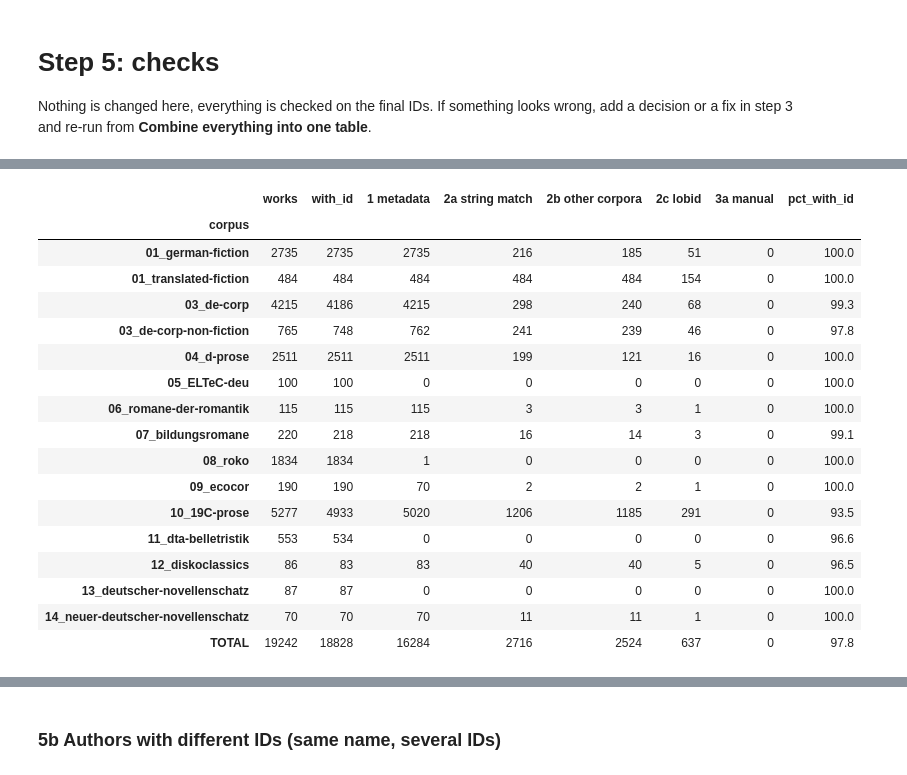
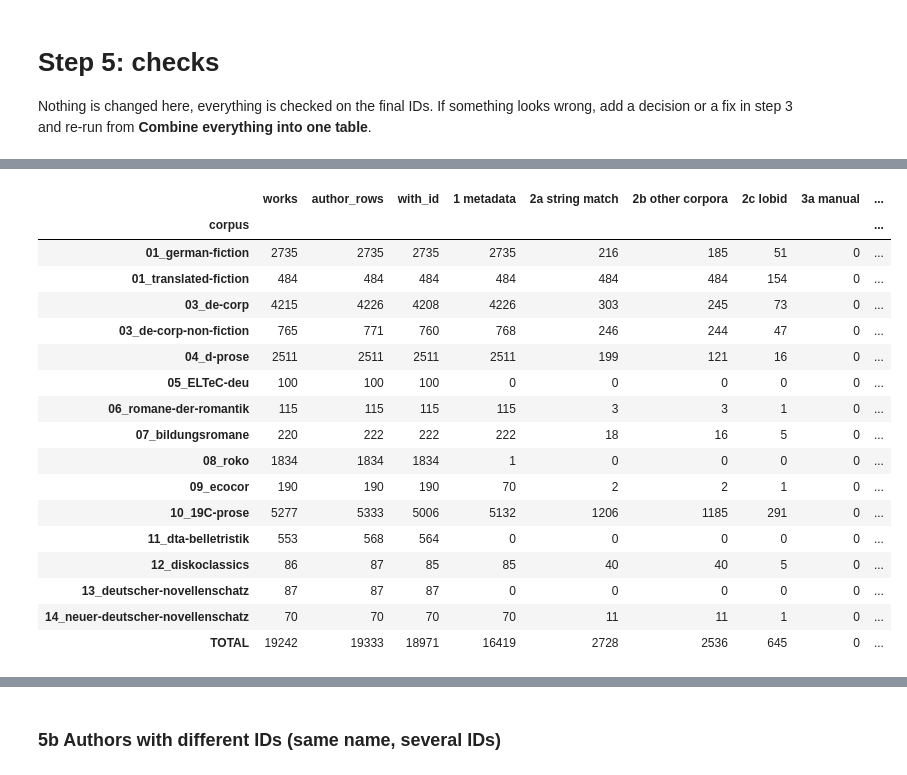
Before and after one commit to MertenKroencke/corpora_and_canonicity, a Jupyter notebook: code/gnd_pipeline.ipynb, the cells around one changed output, grey strips where cells are left out. Drawn from its saved outputs; the diff is of its cells as text; code cells hidden in the pictures.

```diff
--- a/code/gnd_pipeline.ipynb
+++ b/code/gnd_pipeline.ipynb
@@ -617,0 +724,13 @@ after 1 metadata: 13.9% of 19242 works have an ID, 16284 works still open
+# %%
+# works with several authors: check the split
+split_rows = all_works[all_works["n_authors"] > 1]
+print(split_rows["work_id"].nunique(), "works were split into authors")
+display(split_rows[["corpus", "title", "author_pos", "author_role", "author_first", "author_last", "gndIdentifier", "gnd_match_status"]])
+
+# still ONE row although the metadata names several authors -> split them by hand in AUTHOR_SPLITS above
+# (placeholders like 'Autoren, Verschiedene' and anonymous works are meant to stay as they are)
+unsplit = all_works[all_works["gnd_match_status"].eq("multiple_authors") & all_works["n_authors"].eq(1)
+                    & all_works["author_key"].ne("autoren, verschiedene")]
+print(len(unsplit), "works with several authors are still one row; copy-paste template for AUTHOR_SPLITS:\n")
+for t in unsplit.drop_duplicates(["corpus", "author_last"]).itertuples():
+    print(f'    "{t.author_last}": [("Last", "First", "author"), ("Last", "First", "author")],   # {t.corpus}: {t.title}')
@@ -1451,7 +1606,7 @@ ID_FIXES = [
 ]
 
 ROW_FIXES = [
-    # (corpus, filename, column, new value, reason)
+    # (corpus, filename, column, new value, reason[, author_pos])   author_pos: only for works with several authors
     ("07_bildungsromane", "hoffmann_murr_t1.txt", "gndIdentifier", "118552465",
      "E.T.A. Hoffmann instead of Ernst Lothar Hoffmann (1898-1985)"),
     ("07_bildungsromane", "hoffmann_murr_t2.txt", "gndIdentifier", "118552465",
@@ -1486,9 +1641,11 @@ for old, new_id, why in ID_FIXES:
     log_rows.append({"type": "ID_FIX", "old": old, "new": new_id, "works": int(m.sum()),
                      "corpora": ", ".join(sorted(all_works.loc[m, "corpus"].unique())), "reason": why})
 
-for corpus, fn, col, val, why in ROW_FIXES:
+for corpus, fn, col, val, why, *pos in ROW_FIXES:
     m = all_works["corpus"].eq(corpus) & all_works["filename"].eq(fn)
-    assert m.sum() == 1, f"not found (or not unique): {corpus} / {fn}"
+    if pos:
+        m &= all_works["author_pos"].eq(pos[0])
+    assert m.sum() == 1, f"not found (or not unique): {corpus} / {fn} (work with several authors? add the author position as 6th element)"
     old = all_works.loc[m, col].iloc[0]
     all_works.loc[m, col] = val
     note(m, why)
@@ -1572,5 +1730,19 @@ for corpus, (raw, col) in ORIG_CANON.items():
         lambda v: np.nan if pd.isna(v) or str(v).strip() == "" else str(v).strip())
 print("original canonicity values:")
 print(all_works.groupby("corpus", sort=False)["canonicity_orig"].value_counts(dropna=False).loc[lambda s: s.index.get_level_values(0).isin(ORIG_CANON)])
+
+# representative author of each work = the author with the highest canonicity score
+# (ties / no score at all: the first author that has an ID, then the first author)
+pick = pd.DataFrame({"work_id": all_works["work_id"],
+                     "score": pd.to_numeric(all_works["canonicity_score"], errors="coerce").fillna(-np.inf),
+                     "has_id": all_works["gndIdentifier"].notna(),
+                     "pos": all_works["author_pos"]})
+chosen = pick.sort_values(["work_id", "score", "has_id", "pos"], ascending=[True, False, False, True]).drop_duplicates("work_id")
+all_works["is_primary"] = all_works.index.isin(chosen.index)
+assert all_works["is_primary"].sum() == all_works["work_id"].nunique()
+n_multi = all_works.loc[all_works["n_authors"] > 1, "work_id"].nunique()
+print(f"{n_multi} works with several authors; the representative author is the one with the highest canonicity score")
+# sanity check of the direction: a negative value means 'high score = low rank number = more canonical'
+print("Spearman(score, rank) in the canon list:", round(canon_list[["canonicity_score", "canonicity_rank"]].corr(method="spearman").iloc[0, 1], 2))
 # %% [output]
 works with an ID but without GND_name: 0
@@ -1595,30 +1769,32 @@ step 3 and re-run from **Combine everything into one table**.
 # %%
-# columns "after ...": works without ID that are still open (multi-author / anonymous / manual NoID not counted)
+# columns "after ...": author rows without ID that are still open (multi-author placeholders / anonymous / manual NoID not counted)
+by_corpus = all_works.groupby("corpus", sort=False)
 progress = pd.DataFrame(history)
-progress.insert(0, "works", all_works.groupby("corpus", sort=False).size())
-progress.insert(1, "with_id", all_works.groupby("corpus", sort=False)["gndIdentifier"].count())
+progress.insert(0, "works", by_corpus["work_id"].nunique())
+progress.insert(1, "author_rows", by_corpus.size())
+progress.insert(2, "with_id", by_corpus["gndIdentifier"].count())
 progress.loc["TOTAL"] = progress.sum()
-progress["pct_with_id"] = (progress["with_id"] / progress["works"] * 100).round(1)
+progress["pct_with_id"] = (progress["with_id"] / progress["author_rows"] * 100).round(1)
 progress.astype({c: int for c in progress.columns if c != "pct_with_id"})
 # %% [output]
-|  | works | with_id | 1 metadata | 2a string match | 2b other corpora | 2c lobid | 3a manual | pct_with_id |
-| corpus |  |  |  |  |  |  |  |  |
-| 01_german-fiction | 2735 | 2735 | 2735 | 216 | 185 | 51 | 0 | 100.0 |
-| 01_translated-fiction | 484 | 484 | 484 | 484 | 484 | 154 | 0 | 100.0 |
-| 03_de-corp | 4215 | 4186 | 4215 | 298 | 240 | 68 | 0 | 99.3 |
-| 03_de-corp-non-fiction | 765 | 748 | 762 | 241 | 239 | 46 | 0 | 97.8 |
-| 04_d-prose | 2511 | 2511 | 2511 | 199 | 121 | 16 | 0 | 100.0 |
-| 05_ELTeC-deu | 100 | 100 | 0 | 0 | 0 | 0 | 0 | 100.0 |
-| 06_romane-der-romantik | 115 | 115 | 115 | 3 | 3 | 1 | 0 | 100.0 |
-| 07_bildungsromane | 220 | 218 | 218 | 16 | 14 | 3 | 0 | 99.1 |
-| 08_roko | 1834 | 1834 | 1 | 0 | 0 | 0 | 0 | 100.0 |
-| 09_ecocor | 190 | 190 | 70 | 2 | 2 | 1 | 0 | 100.0 |
-| 10_19C-prose | 5277 | 4933 | 5020 | 1206 | 1185 | 291 | 0 | 93.5 |
-| 11_dta-belletristik | 553 | 534 | 0 | 0 | 0 | 0 | 0 | 96.6 |
-| 12_diskoclassics | 86 | 83 | 83 | 40 | 40 | 5 | 0 | 96.5 |
-| 13_deutscher-novellenschatz | 87 | 87 | 0 | 0 | 0 | 0 | 0 | 100.0 |
-| 14_neuer-deutscher-novellenschatz | 70 | 70 | 70 | 11 | 11 | 1 | 0 | 100.0 |
-| TOTAL | 19242 | 18828 | 16284 | 2716 | 2524 | 637 | 0 | 97.8 |
+|  | works | author_rows | with_id | 1 metadata | 2a string match | 2b other corpora | 2c lobid | 3a manual | ... |
+| corpus |  |  |  |  |  |  |  |  | ... |
+| 01_german-fiction | 2735 | 2735 | 2735 | 2735 | 216 | 185 | 51 | 0 | ... |
+| 01_translated-fiction | 484 | 484 | 484 | 484 | 484 | 484 | 154 | 0 | ... |
+| 03_de-corp | 4215 | 4226 | 4208 | 4226 | 303 | 245 | 73 | 0 | ... |
+| 03_de-corp-non-fiction | 765 | 771 | 760 | 768 | 246 | 244 | 47 | 0 | ... |
+| 04_d-prose | 2511 | 2511 | 2511 | 2511 | 199 | 121 | 16 | 0 | ... |
+| 05_ELTeC-deu | 100 | 100 | 100 | 0 | 0 | 0 | 0 | 0 | ... |
+| 06_romane-der-romantik | 115 | 115 | 115 | 115 | 3 | 3 | 1 | 0 | ... |
+| 07_bildungsromane | 220 | 222 | 222 | 222 | 18 | 16 | 5 | 0 | ... |
+| 08_roko | 1834 | 1834 | 1834 | 1 | 0 | 0 | 0 | 0 | ... |
+| 09_ecocor | 190 | 190 | 190 | 70 | 2 | 2 | 1 | 0 | ... |
+| 10_19C-prose | 5277 | 5333 | 5006 | 5132 | 1206 | 1185 | 291 | 0 | ... |
+| 11_dta-belletristik | 553 | 568 | 564 | 0 | 0 | 0 | 0 | 0 | ... |
+| 12_diskoclassics | 86 | 87 | 85 | 85 | 40 | 40 | 5 | 0 | ... |
+| 13_deutscher-novellenschatz | 87 | 87 | 87 | 0 | 0 | 0 | 0 | 0 | ... |
+| 14_neuer-deutscher-novellenschatz | 70 | 70 | 70 | 70 | 11 | 11 | 1 | 0 | ... |
+| TOTAL | 19242 | 19333 | 18971 | 16419 | 2728 | 2536 | 645 | 0 | ... |
 # %%
 # where the IDs come from (works)
 pd.crosstab(all_works["corpus"], all_works["gnd_match_status"].fillna("-"), margins=True, margins_name="TOTAL")
```
Also changed, not shown: parts of 43 cells of this notebook, 1 other file.
